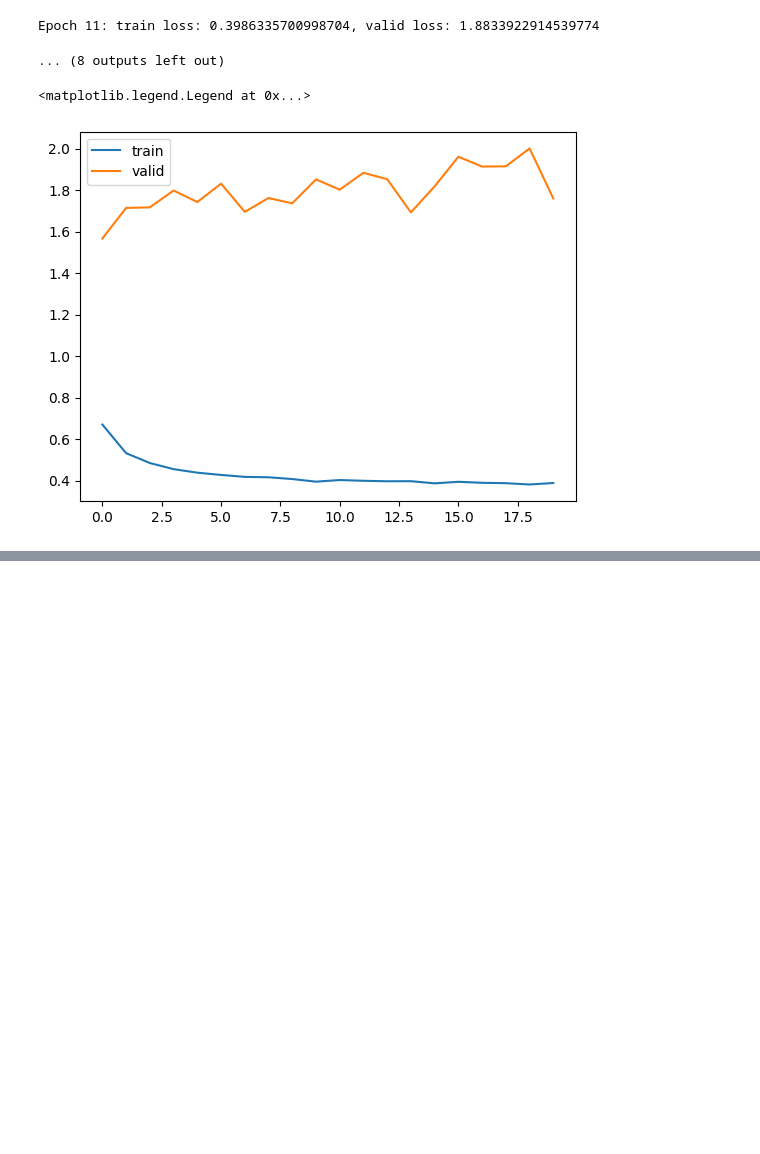
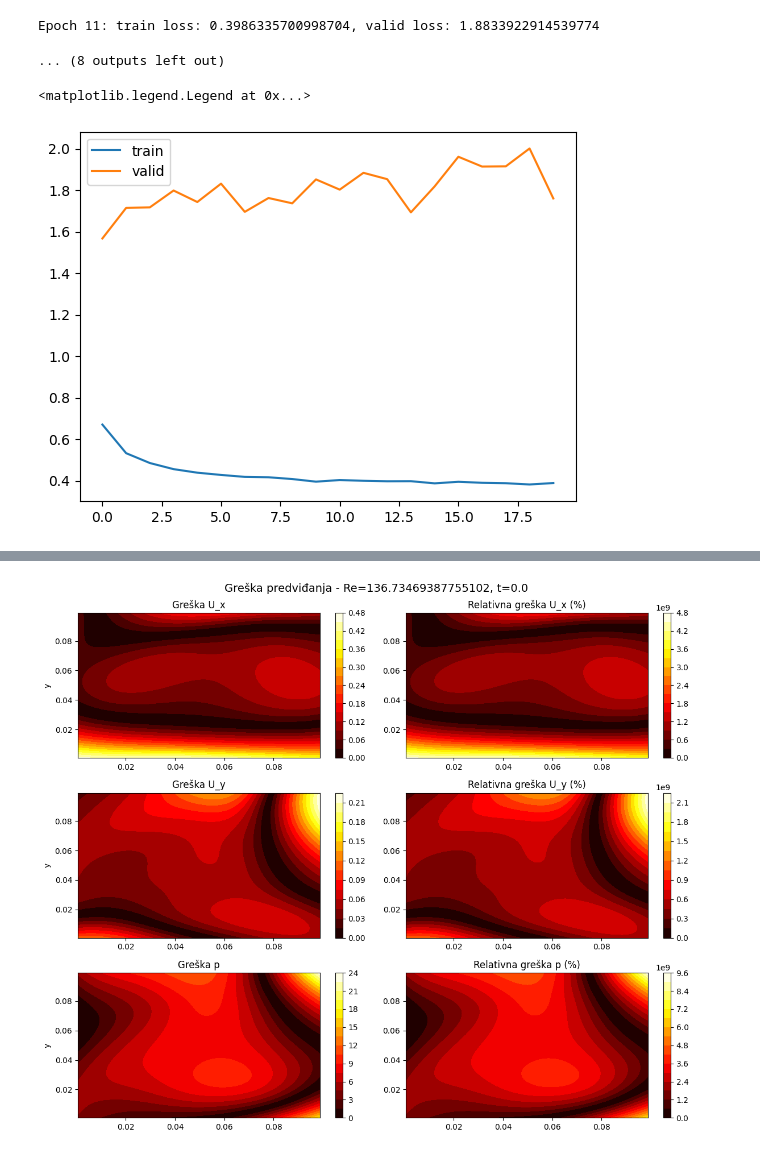
Before and after one commit to flalovic/PINN-for-Simulating-2D-Incompressible-Fluid-Dynamics, a Jupyter notebook: main.ipynb, the cells around one changed output, grey strips where cells are left out. Drawn from its saved outputs; the diff is of its cells as text; code cells hidden in the pictures; blank space fills up the shorter version.

```diff
--- a/main.ipynb
+++ b/main.ipynb
@@ -259,0 +411,85 @@ plt.legend()
+# %%
+# Poređenje predviđanja modela sa stvarnim podacima
+def compare_predictions(model, df, time_step, re_value, mean, std, device):
+    """Vizuelizuje razliku između predviđanja modela i stvarnih podataka"""
+    data = df[(df['time'] == time_step) & (df['re'] == re_value)].copy()
+
+    if len(data) == 0:
+        print(f"Nema podataka za time={time_step}, Re={re_value}")
+        return
+
+    # Pripremi ulazne podatke (nenormalizovane)
+    input_data = data[['time', 're', 'x', 'y']].values
+    target_data = data[['U_x', 'U_y', 'p']].values
+
+    # Normalizuj kao što je rađeno u treningu
+    input_norm = (input_data - mean[['time', 're', 'x', 'y']].values) / std[['time', 're', 'x', 'y']].values
+    target_norm = (target_data - mean[['U_x', 'U_y', 'p']].values) / std[['U_x', 'U_y', 'p']].values
+
+    # Pretvori u tensore
+    input_tensor = torch.tensor(input_norm, dtype=torch.float32).to(device)
+    target_tensor = torch.tensor(target_norm, dtype=torch.float32).to(device)
+
+    # Predviđanje
+    model.eval()
+    with torch.no_grad():
+        pred = model(input_tensor).cpu().numpy()
+    target = target_tensor.cpu().numpy()
+
+    # Denormalizuj za prikaz
+    pred_denorm = pred * std[['U_x', 'U_y', 'p']].values + mean[['U_x', 'U_y', 'p']].values
+    target_denorm = target * std[['U_x', 'U_y', 'p']].values + mean[['U_x', 'U_y', 'p']].values
+
+    # Kreiraj grid
+    x_unique = sorted(data['x'].unique())
+    y_unique = sorted(data['y'].unique())
+    nx, ny = len(x_unique), len(y_unique)
+
+    X = data['x'].values.reshape(ny, nx)
+    Y = data['y'].values.reshape(ny, nx)
+
+    U_x_true = target_denorm[:, 0].reshape(ny, nx)
+    U_y_true = target_denorm[:, 1].reshape(ny, nx)
+    P_true = target_denorm[:, 2].reshape(ny, nx)
+
+    U_x_pred = pred_denorm[:, 0].reshape(ny, nx)
+    U_y_pred = pred_denorm[:, 1].reshape(ny, nx)
+    P_pred = pred_denorm[:, 2].reshape(ny, nx)
+
+    # Greške
+    error_u_x = np.abs(U_x_true - U_x_pred)
+    error_u_y = np.abs(U_y_true - U_y_pred)
+    error_p = np.abs(P_true - P_pred)
+
+    print(f"MAE U_x: {error_u_x.mean():.6f}")
+    print(f"MAE U_y: {error_u_y.mean():.6f}")
+    print(f"MAE p: {error_p.mean():.6f}")
+
+    fig, axes = plt.subplots(3, 2, figsize=(12, 10))
+
+    # Apsolutne greške
+    for idx, (error, label) in enumerate([(error_u_x, 'U_x'), (error_u_y, 'U_y'), (error_p, 'p')]):
+        cf = axes[idx, 0].contourf(X, Y, error, levels=15, cmap='hot')
+        axes[idx, 0].set_title(f'Greška {label}')
+        axes[idx, 0].set_ylabel('y')
+        plt.colorbar(cf, ax=axes[idx, 0])
+
+        # Relativna greška (%)
+        if label == 'p':
+            rel_error = 100 * error / (np.abs(P_true) + 1e-8)
+        else:
+            true_val = U_x_true if label == 'U_x' else U_y_true
+            rel_error = 100 * error / (np.abs(true_val) + 1e-8)
+
+        cf = axes[idx, 1].contourf(X, Y, rel_error, levels=15, cmap='hot')
+        axes[idx, 1].set_title(f'Relativna greška {label} (%)')
+        plt.colorbar(cf, ax=axes[idx, 1])
+
+    plt.suptitle(f'Greška predviđanja - Re={re_value}, t={time_step}', fontsize=14)
+    plt.tight_layout()
+    plt.show()
+
+mean = train_df.mean()
+std = train_df.std()
+compare_predictions(model, train_df_original, time_steps[0], re_values[0], mean, std, device)
+# %% [output]
@@ -259,0 +499 @@ plt.legend()
+[figure, added]
```
Also changed, not shown: parts of 14 cells of this notebook, 1 other file.
